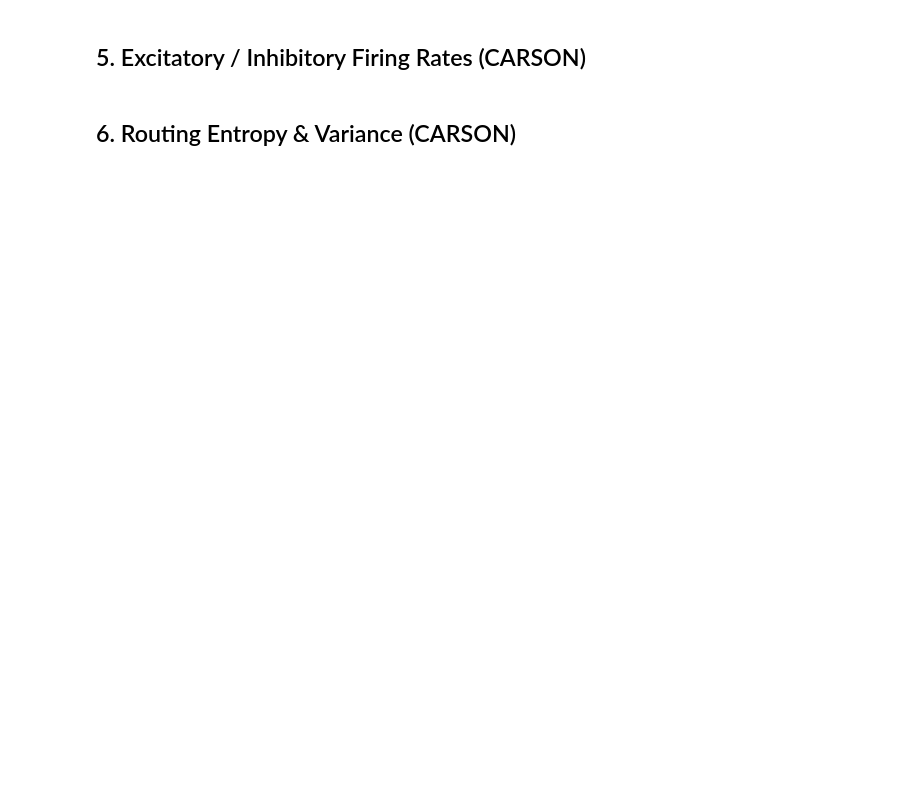
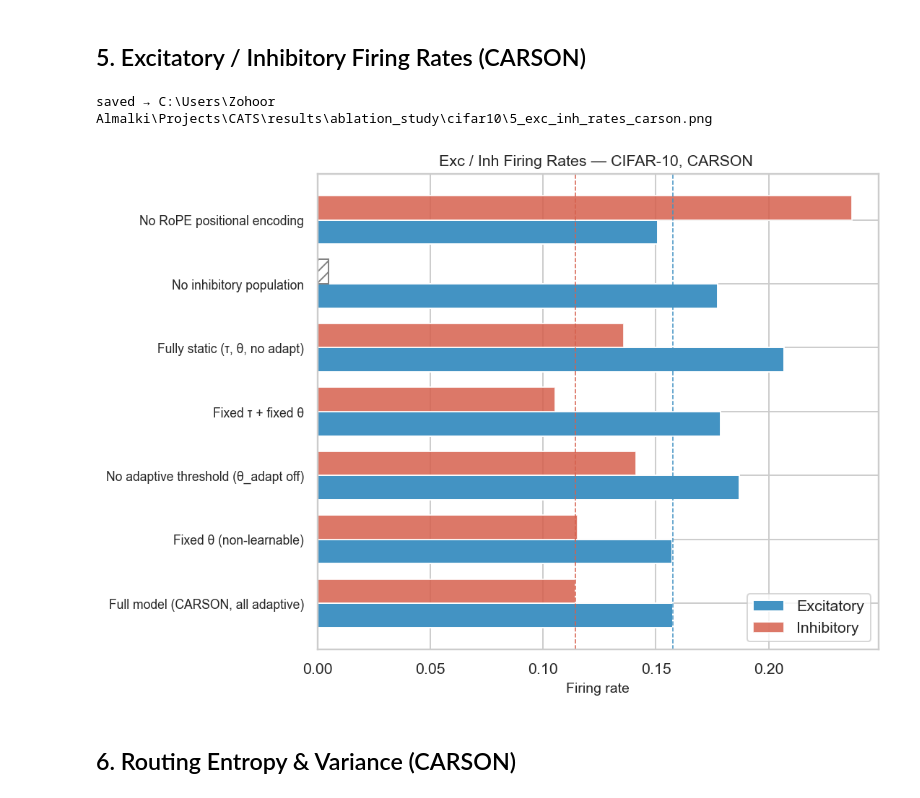
Before and after one commit to ZohoorAlmalkiUQU/CATS, a Jupyter notebook: results/ablation_study/cifar10/ablation_cifar10.ipynb, the cells around one changed output. Cells and saved outputs as stored; diff of their text form; code cells hidden in the pictures; blank space fills up the shorter version.

```diff
--- a/results/ablation_study/cifar10/ablation_cifar10.ipynb
+++ b/results/ablation_study/cifar10/ablation_cifar10.ipynb
@@ -236,31 +267,34 @@ plt.show()
 # %%
 exc_inh_rows = df_all.dropna(subset=["exc_rate"])
 y     = np.arange(len(exc_inh_rows))
 width = 0.38
 
 fig, ax = plt.subplots(figsize=(8, 0.6 * len(exc_inh_rows) + 1.5))
 ax.barh(y - width/2, exc_inh_rows["exc_rate"], width, label="Excitatory", color="#4393c3")
 ax.barh(y + width/2, exc_inh_rows["inh_rate"].fillna(0), width,
         label="Inhibitory", color="#d6604d", alpha=0.85)
 
 # hatch bars where inhibitory is N/A
 for i, (_, row) in enumerate(exc_inh_rows.iterrows()):
     if np.isnan(row["inh_rate"]):
         ax.barh(y[i] + width/2, 0.005, width, color="none",
                 edgecolor="grey", hatch="///", label="_nolegend_")
 
 full_exc = df_all.loc[df_all["cond"] == "full_model", "exc_rate"].values[0]
 full_inh = df_all.loc[df_all["cond"] == "full_model", "inh_rate"].values[0]
 ax.axvline(full_exc, color="#4393c3", linewidth=0.8, linestyle="--")
 ax.axvline(full_inh, color="#d6604d",  linewidth=0.8, linestyle="--")
 
 ax.set_yticks(y)
 ax.set_yticklabels(exc_inh_rows["label"], fontsize=9)
-ax.set(xlabel="Firing rate", title="Exc / Inh Firing Rates — CIFAR-10, CARSON (ANN runs)")
+ax.set(xlabel="Firing rate", title="Exc / Inh Firing Rates — CIFAR-10, CARSON ")
 ax.legend()
 fig.tight_layout()
 save(fig, "5_exc_inh_rates_carson")
 plt.show()
+# %% [output]
+saved → C:\Users\Zohoor Almalki\Projects\CATS\results\ablation_study\cifar10\5_exc_inh_rates_carson.png
+[figure, added]
 # %% [markdown]
 ## 6. Routing Entropy & Variance (CARSON)
 # %%
```
Also changed, not shown: parts of 10 cells of this notebook, 10 other files.
